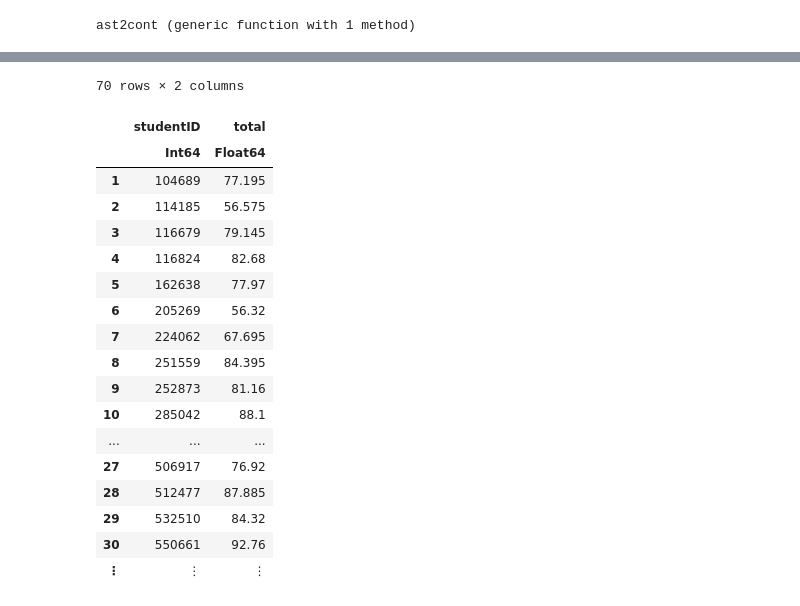
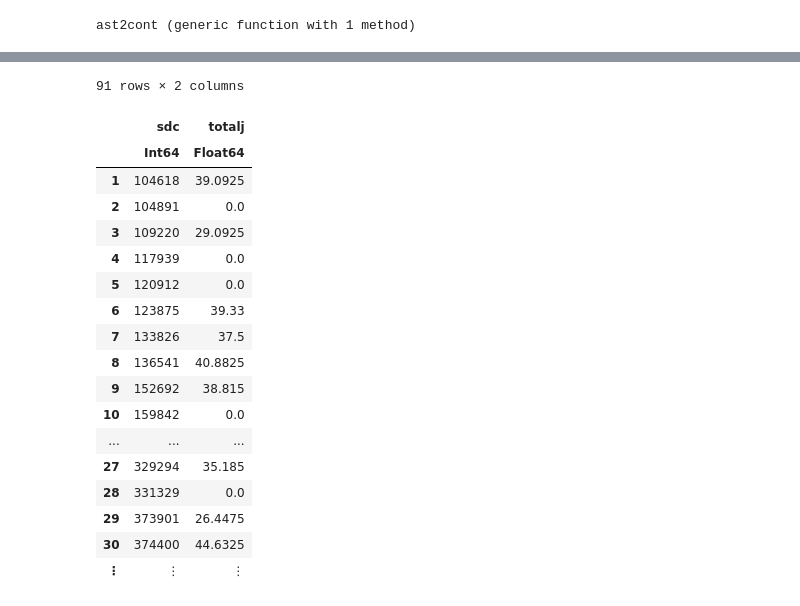
Before and after one commit to evaristegalois/binder-4233, a Jupyter notebook: julia/dw-8838.ipynb, the cells around one changed output, grey strips where cells are left out. Drawn from its saved outputs; the diff is of its cells as text; code cells hidden in the pictures.

```diff
--- a/julia/dw-8838.ipynb
+++ b/julia/dw-8838.ipynb
@@ -128,4 +174,4 @@ m3=transform(m2,:ast => ByRow(ast2cont) => :cont)
 | ⋮ | ⋮ | ⋮ | ⋮ | ⋮ |
 # %%
-m3g=groupby(m3,:studentID)
+m3g=groupby(m3,:sdc)
 # %% [output]
@@ -146,24 +218,24 @@ Last Group (1 row): studentID = 995966
 # %%
-combine(m3g,[:mark,:cont] => ((m,c) -> dot(m,c)) => :total)
+b2=combine(m3g,[:mark,:cont] => ((m,c) -> dot(m,c)) => :totalj)
 # %% [output]
-70 rows × 2 columns
+91 rows × 2 columns
-|  | studentID | total |
+|  | sdc | totalj |
 |  | Int64 | Float64 |
-| 1 | 104689 | 77.195 |
-| 2 | 114185 | 56.575 |
-| 3 | 116679 | 79.145 |
-| 4 | 116824 | 82.68 |
-| 5 | 162638 | 77.97 |
-| 6 | 205269 | 56.32 |
-| 7 | 224062 | 67.695 |
-| 8 | 251559 | 84.395 |
-| 9 | 252873 | 81.16 |
-| 10 | 285042 | 88.1 |
+| 1 | 104618 | 39.0925 |
+| 2 | 104891 | 0.0 |
+| 3 | 109220 | 29.0925 |
+| 4 | 117939 | 0.0 |
+| 5 | 120912 | 0.0 |
+| 6 | 123875 | 39.33 |
+| 7 | 133826 | 37.5 |
+| 8 | 136541 | 40.8825 |
+| 9 | 152692 | 38.815 |
+| 10 | 159842 | 0.0 |
 | ... | ... | ... |
-| 27 | 506917 | 76.92 |
-| 28 | 512477 | 87.885 |
-| 29 | 532510 | 84.32 |
-| 30 | 550661 | 92.76 |
+| 27 | 329294 | 35.185 |
+| 28 | 331329 | 0.0 |
+| 29 | 373901 | 26.4475 |
+| 30 | 374400 | 44.6325 |
 | ⋮ | ⋮ | ⋮ |
 # %%
 # next steps: (1) account for missing data (2) replace sdc by name and sno (3) sort and export to csv
```
Also changed, not shown: parts of 10 cells of this notebook.
